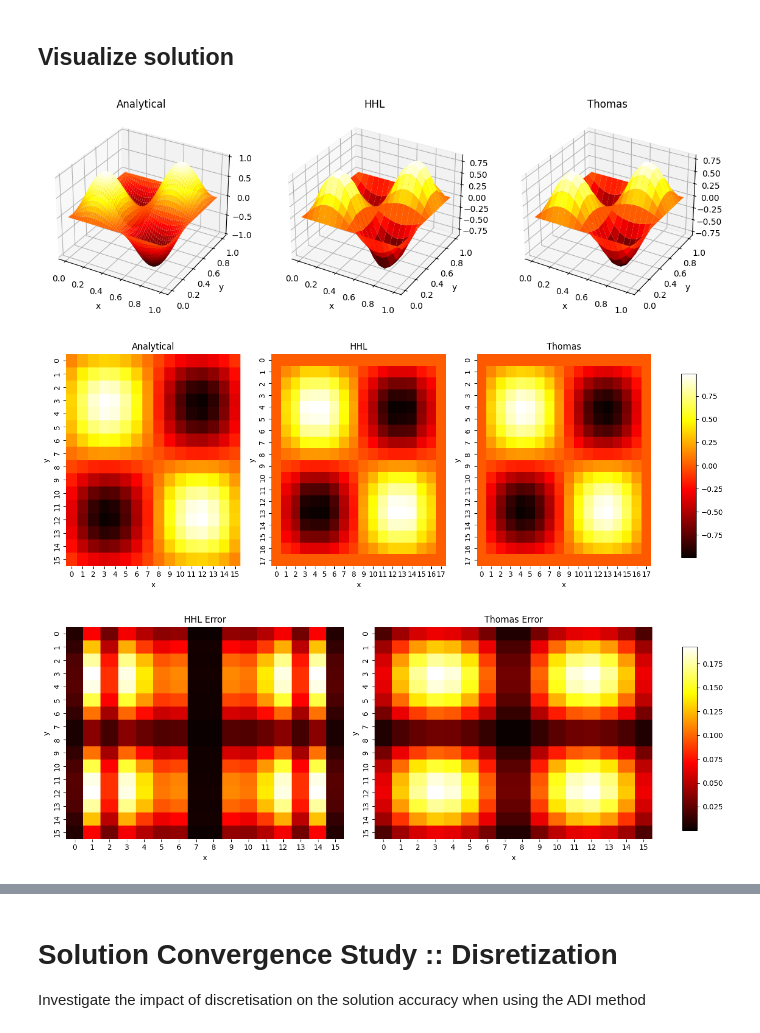
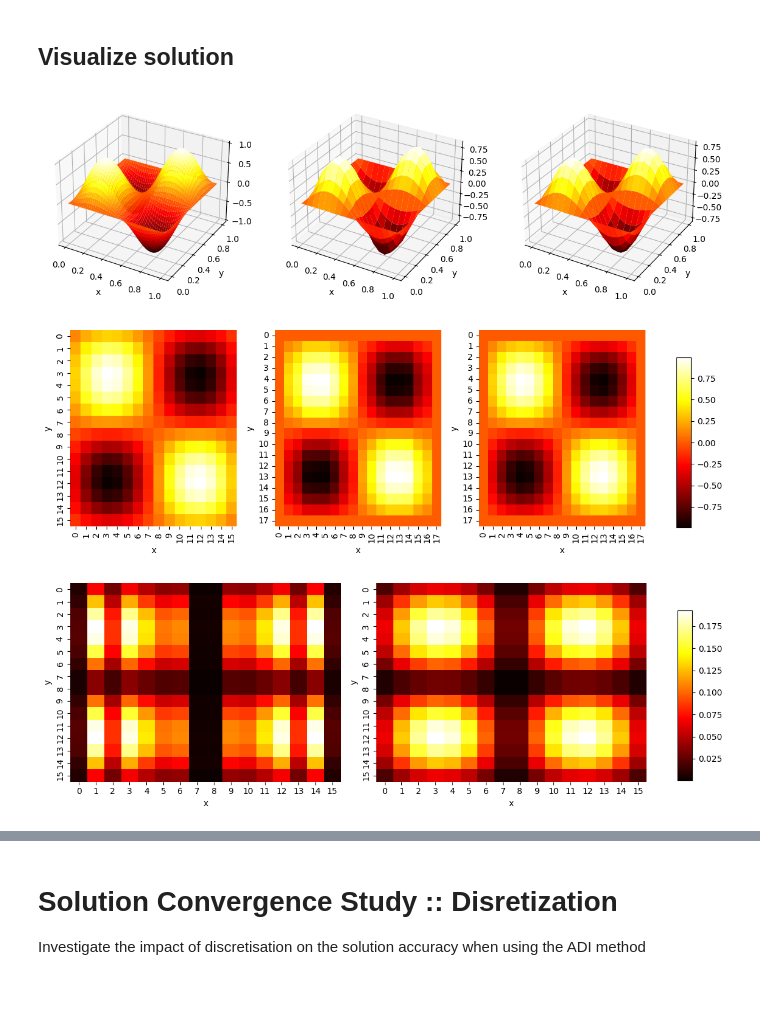
Before and after one commit to richard7990/quantum_linear_solvers, a Jupyter notebook: Helmholtz_2D_implementation.ipynb, the cells around one changed output, grey strips where cells are left out. Drawn from its saved outputs; the diff is of its cells as text; code cells hidden in the pictures; blank space fills up the shorter version.

Commit message:
2D validation

```diff
--- a/Helmholtz_2D_implementation.ipynb
+++ b/Helmholtz_2D_implementation.ipynb
@@ -1877,15 +1877,15 @@ ax3 = fig.add_subplot(133, projection='3d')
 ax3.plot_surface(x, y, u_tom_padded, cmap='hot')
 ax1.set_xlabel('x')
 ax1.set_ylabel('y')
-ax1.set_title('Analytical')
-ax2.set_title('HHL')
-ax3.set_title('Thomas')
+#ax1.set_title('Analytical')
+#ax2.set_title('HHL')
+#ax3.set_title('Thomas')
 ax2.set_xlabel('x')
 ax2.set_ylabel('y')
 ax3.set_xlabel('x')
 ax3.set_ylabel('y')
 #plt.tight_layout()
-plt.savefig('figures/2D/2D-validation-sidebyside.png')
+plt.savefig('figures/2D/2D-validation-sidebyside.png', dpi=600)
 plt.show()
 
 # Plot and save each padded surface individually
@@ -1920,22 +1920,22 @@ plt.savefig('figures/2D/2D-validation-numerical_solution_padded.png')
 plt.close(fig)
 
 # plot the contour plot of the computed solution side by side using the padded computed solution
-fig, axs = plt.subplots(1, 3, figsize=(14, 5))
+fig, axs = plt.subplots(1, 3, figsize=(12, 4))
 # Plot heatmaps with a single shared colorbar
 
 # Create the heatmaps without colorbars
 hm0 = sns.heatmap(u_analytical_resampled, cmap='hot', ax=axs[0], cbar=False)
-axs[0].set_title('Analytical')
+#axs[0].set_title('Analytical')
 axs[0].set_xlabel('x')
 axs[0].set_ylabel('y')
 
 hm1 = sns.heatmap(u_hhl_padded, cmap='hot', ax=axs[1], cbar=False)
-axs[1].set_title('HHL')
+#axs[1].set_title('HHL')
 axs[1].set_xlabel('x')
 axs[1].set_ylabel('y')
 
 hm2 = sns.heatmap(u_tom_padded, cmap='hot', ax=axs[2], cbar=False)
-axs[2].set_title('Thomas')
+#axs[2].set_title('Thomas')
 axs[2].set_xlabel('x')
 axs[2].set_ylabel('y')
 
@@ -1948,41 +1948,41 @@ vmax = max(np.max(u_analytical_resampled), np.max(u_hhl_padded), np.max(u_tom_pa
 norm = plt.Normalize(vmin=vmin, vmax=vmax)
 sm = plt.cm.ScalarMappable(cmap='hot', norm=norm)
 sm.set_array([])
 fig.colorbar(sm, cax=cbar_ax)
 
 plt.tight_layout(rect=[0, 0, 0.85, 1])
-plt.savefig('figures/2D/2D-validation-contour-sidebyside.png')
+plt.savefig('figures/2D/2D-validation-contour-sidebyside.png', dpi=300)
 plt.show()
 
 hhl_diff = np.abs(u_hhl - u_analytical_resampled)
 thomas_diff = np.abs(u_thomas - u_analytical_resampled)
 # plot the error heat map
-fig, axs = plt.subplots(1, 2, figsize=(14, 5))
+fig, axs = plt.subplots(1, 2, figsize=(12, 4))
 # Plot heatmaps with a single shared colorbar
 # Create the heatmaps without colorbars
 hm0 = sns.heatmap(hhl_diff, cmap='hot', ax=axs[0], cbar=False)
-axs[0].set_title('HHL Error')
+#axs[0].set_title('HHL Error')
 axs[0].set_xlabel('x')
 axs[0].set_ylabel('y')
 hm1 = sns.heatmap(thomas_diff, cmap='hot', ax=axs[1], cbar=False)
-axs[1].set_title('Thomas Error')
+#axs[1].set_title('Thomas Error')
 axs[1].set_xlabel('x')
 axs[1].set_ylabel('y')
 # Add a single colorbar to the right of all subplots
 fig.subplots_adjust(right=0.85)
 cbar_ax = fig.add_axes([0.88, 0.15, 0.02, 0.7])
 vmin = min(np.min(hhl_diff), np.min(thomas_diff))
 vmax = max(np.max(hhl_diff), np.max(thomas_diff))
 norm = plt.Normalize(vmin=vmin, vmax=vmax)
 sm = plt.cm.ScalarMappable(cmap='hot', norm=norm)
 sm.set_array([])
 fig.colorbar(sm, cax=cbar_ax)
 plt.tight_layout(rect=[0, 0, 0.85, 1])
-plt.savefig('figures/2D/2D-validation-error-sidebyside.png')
+plt.savefig('figures/2D/2D-validation-error-sidebyside.png', dpi=300)
 # %% [output]
-[figure, old version]
+[figure, new version]
-[figure, old version]
+[figure, new version]
-[figure, old version]
+[figure, new version]
 # %%
 plot_convergence(errors, NUM_QUBITS, k, eps_tol)
 # %% [output]
```
Also changed, not shown: parts of 1 cell of this notebook, 6 other files.
